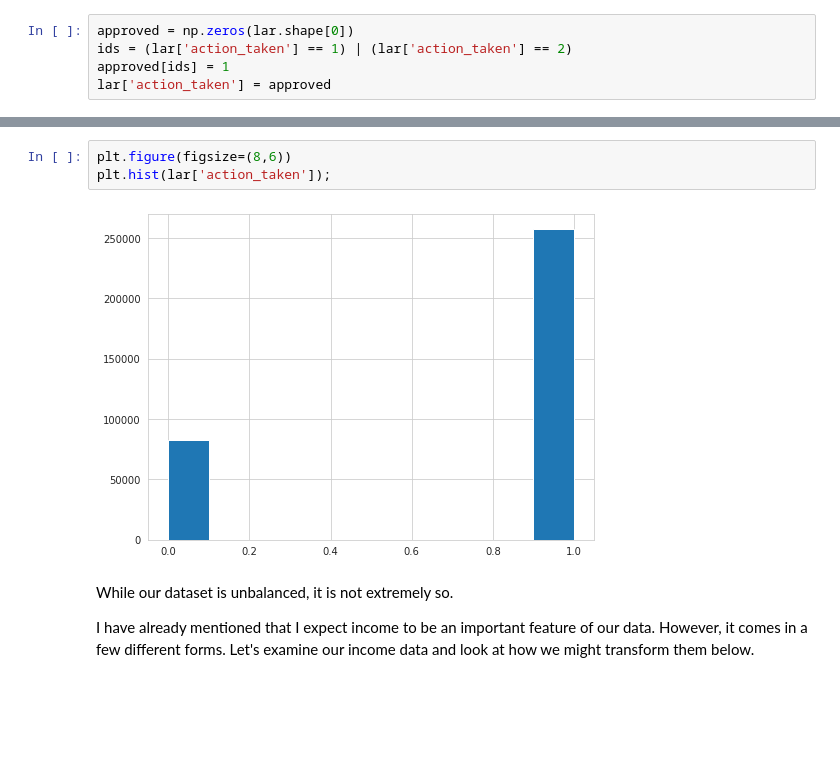
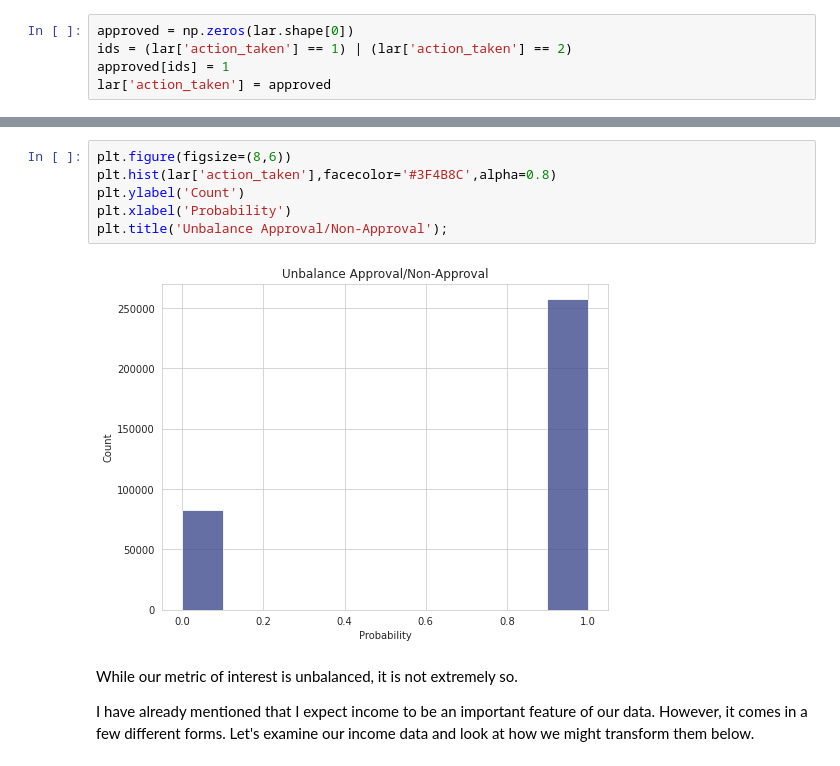
Before and after one commit to ewalsh/hmda, a Jupyter notebook: py_code/HMDA Loan Approval.ipynb, the cells around one changed output, grey strips where cells are left out. Cells and saved outputs as stored; diff of their text form; blank space fills up the shorter version.

```diff
--- a/py_code/HMDA Loan Approval.ipynb
+++ b/py_code/HMDA Loan Approval.ipynb
@@ -241,9 +242,12 @@ lar.head()
 # %%
 plt.figure(figsize=(8,6))
-plt.hist(lar['action_taken']);
+plt.hist(lar['action_taken'],facecolor='#3F4B8C',alpha=0.8)
+plt.ylabel('Count')
+plt.xlabel('Probability')
+plt.title('Unbalance Approval/Non-Approval');
 # %% [output]
-[figure, old version]
+[figure, new version]
 # %% [markdown]
-While our dataset is unbalanced, it is not extremely so.
+While our metric of interest is unbalanced, it is not extremely so.
 
 I have already mentioned that I expect income to be an important feature of our data. However, it comes in a few different forms. Let's examine our income data and look at how we might transform them below.
```
Also changed, not shown: parts of 16 cells of this notebook.
